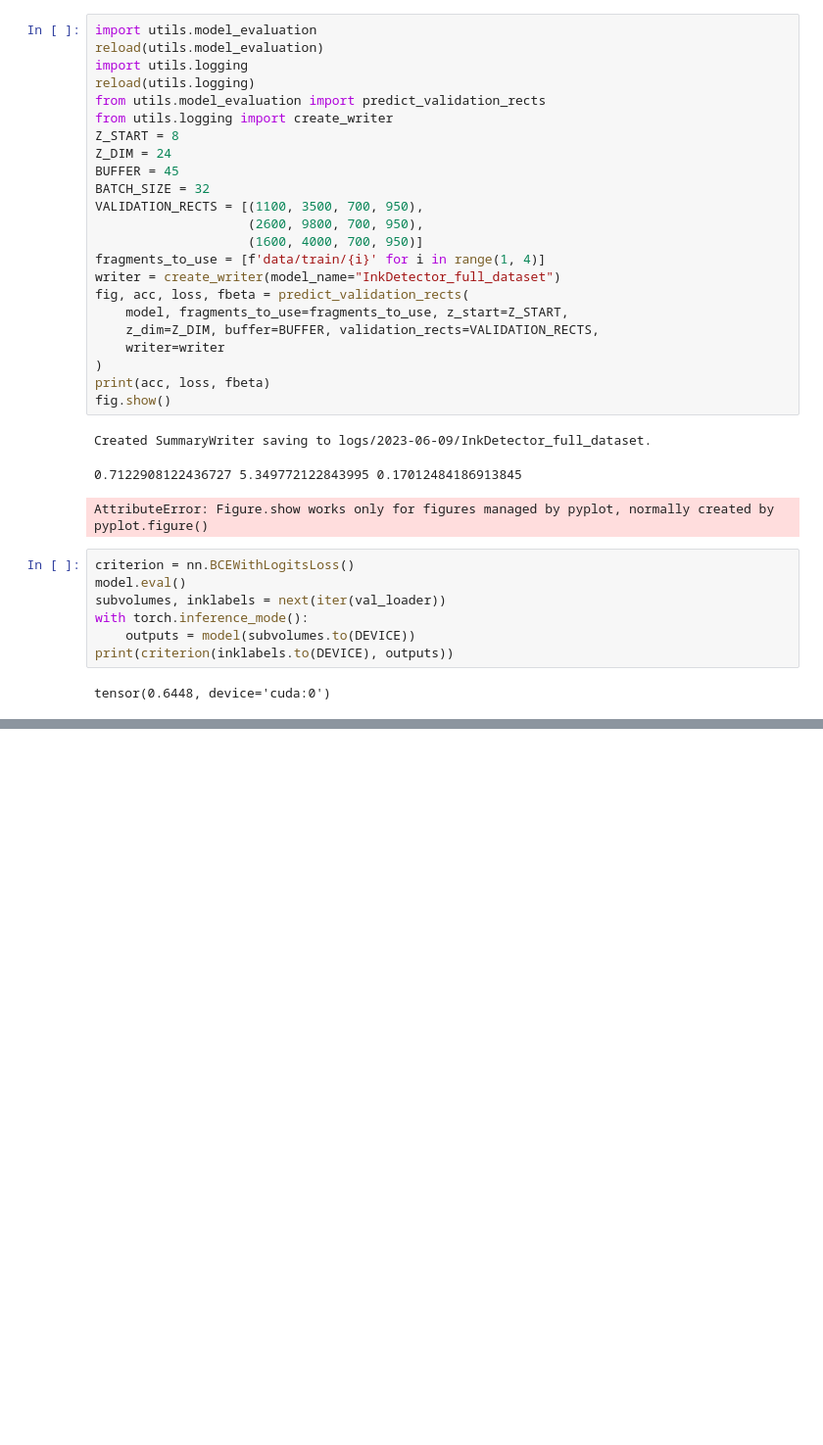
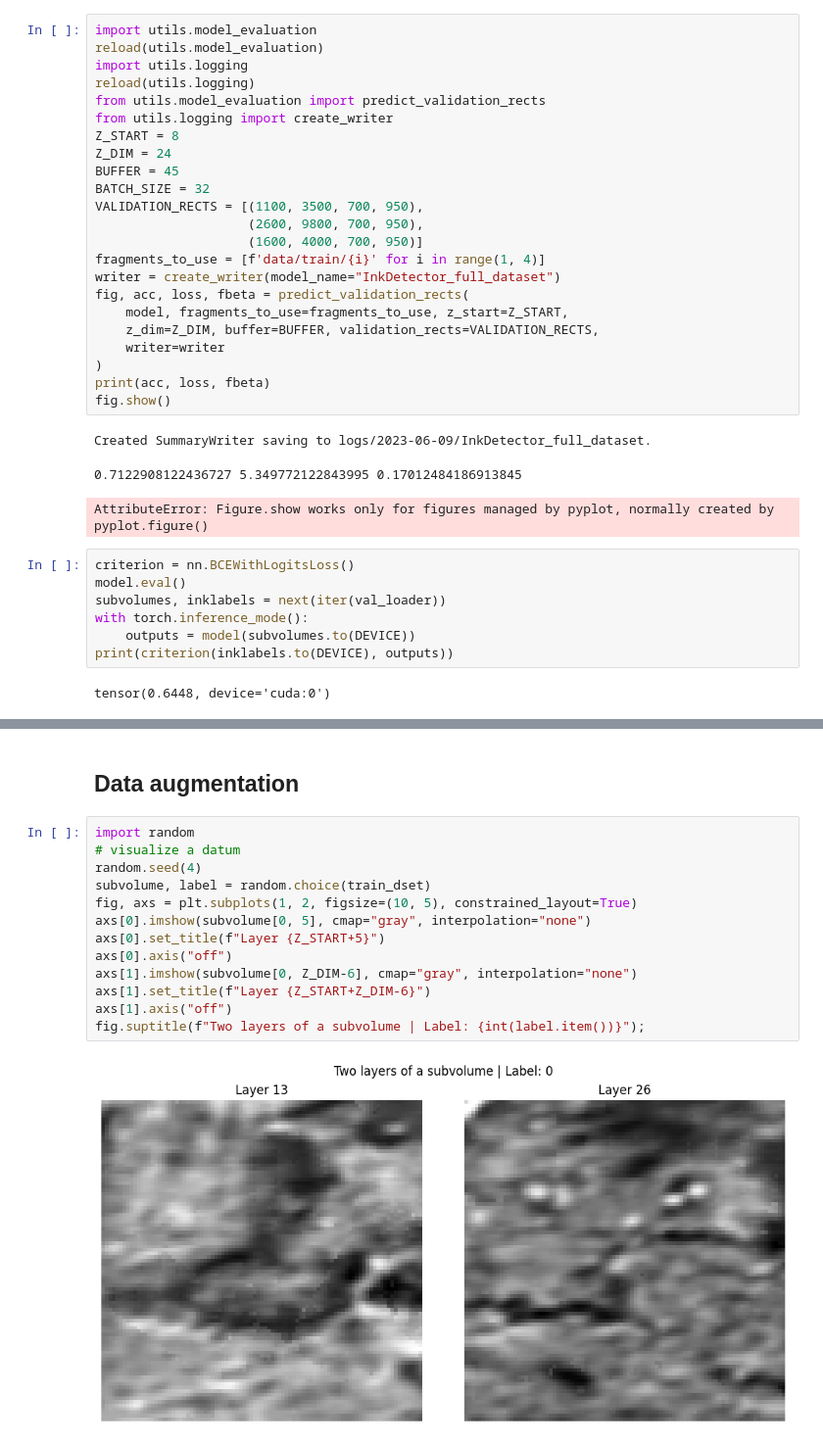
Before and after one commit to allispaul/scrolls, a Jupyter notebook: scaling_up.ipynb, the cells around one changed output, grey strips where cells are left out. Shown at 98% size. Cells and saved outputs as stored; diff of their text form; blank space fills up the shorter version.

Commit message:
Add data augmentation

```diff
--- a/scaling_up.ipynb
+++ b/scaling_up.ipynb
@@ -355,0 +281,17 @@ for i, (subvolumes, inklabels) in enumerate(cycle(self.train_loader)):
+# %% [markdown]
+## Data augmentation
+# %%
+import random
+# visualize a datum
+random.seed(4)
+subvolume, label = random.choice(train_dset)
+fig, axs = plt.subplots(1, 2, figsize=(10, 5), constrained_layout=True)
+axs[0].imshow(subvolume[0, 5], cmap="gray", interpolation="none")
+axs[0].set_title(f"Layer {Z_START+5}")
+axs[0].axis("off")
+axs[1].imshow(subvolume[0, Z_DIM-6], cmap="gray", interpolation="none")
+axs[1].set_title(f"Layer {Z_START+Z_DIM-6}")
+axs[1].axis("off")
+fig.suptitle(f"Two layers of a subvolume | Label: {int(label.item())}");
+# %% [output]
+[figure, added]
```
Also changed, not shown: parts of 11 cells of this notebook, 1 other file.
